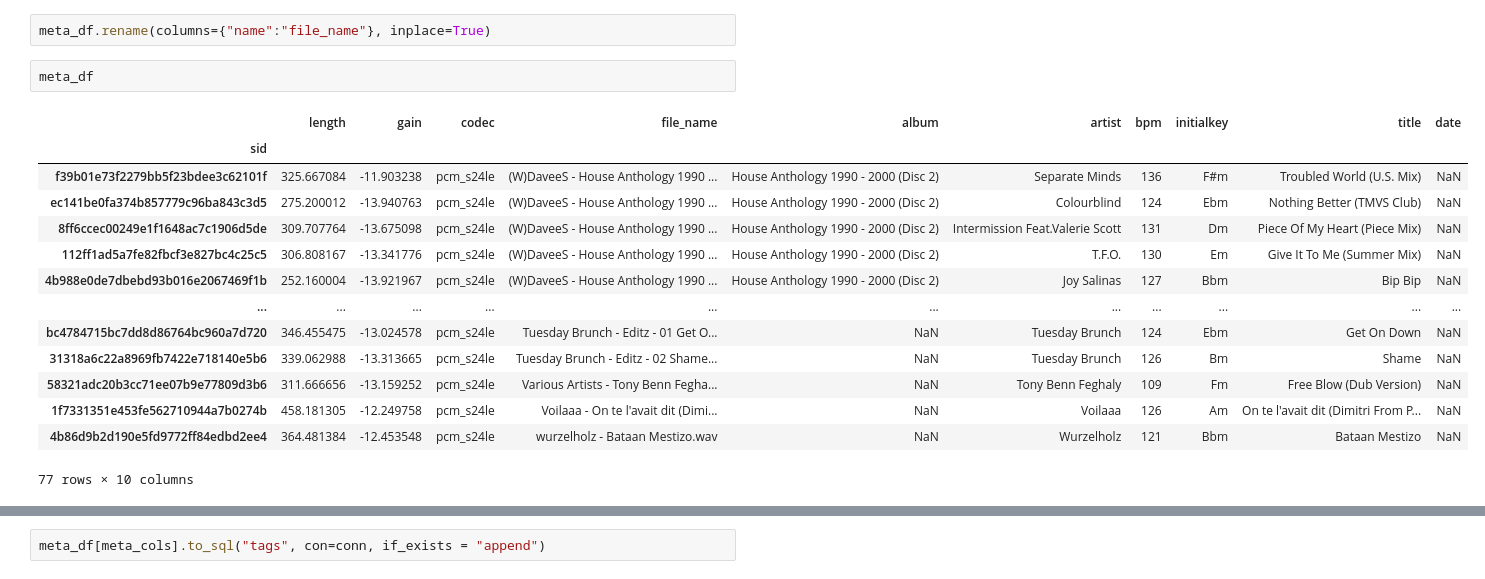
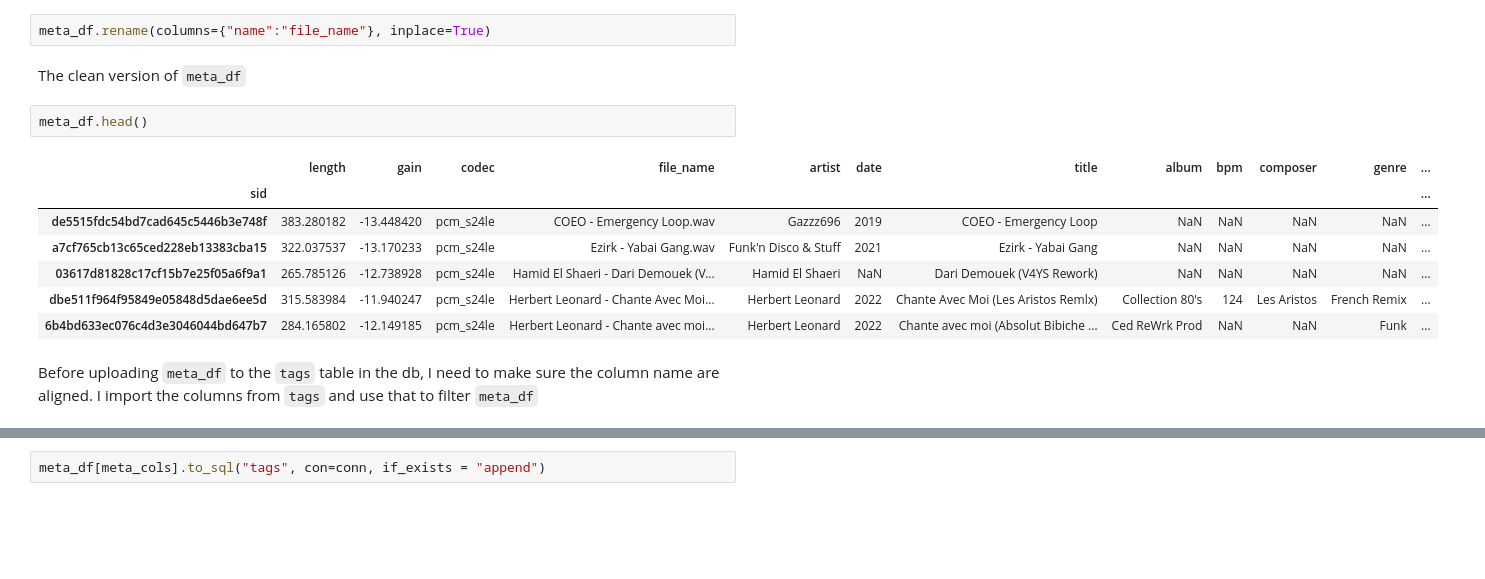
Before and after one commit to GeorgeMcIntire/DataJockey, a Jupyter notebook: Processor.ipynb, the cells around one changed output, grey strips where cells are left out. Drawn from its saved outputs; the diff is of its cells as text; blank space fills up the shorter version.

```diff
--- a/Processor.ipynb
+++ b/Processor.ipynb
@@ -189,22 +236,19 @@ meta_df = meta_df.applymap(tag_cleaner)
 meta_df.columns = meta_df.columns.str.split("_").map(lambda x:x[-1])
 # %%
 meta_df.rename(columns={"name":"file_name"}, inplace=True)
+# %% [markdown]
+The clean version of `meta_df`
 # %%
-meta_df
+meta_df.head()
 # %% [output]
-|  | length | gain | codec | file_name | album | artist | bpm | initialkey | title | date |
-| sid |  |  |  |  |  |  |  |  |  |  |
-| f39b01e73f2279bb5f23bdee3c62101f | 325.667084 | -11.903238 | pcm_s24le | (W)DaveeS - House Anthology 1990 ... | House Anthology 1990 - 2000 (Disc 2) | Separate Minds | 136 | F#m | Troubled World (U.S. Mix) | NaN |
-| ec141be0fa374b857779c96ba843c3d5 | 275.200012 | -13.940763 | pcm_s24le | (W)DaveeS - House Anthology 1990 ... | House Anthology 1990 - 2000 (Disc 2) | Colourblind | 124 | Ebm | Nothing Better (TMVS Club) | NaN |
-| 8ff6ccec00249e1f1648ac7c1906d5de | 309.707764 | -13.675098 | pcm_s24le | (W)DaveeS - House Anthology 1990 ... | House Anthology 1990 - 2000 (Disc 2) | Intermission Feat.Valerie Scott | 131 | Dm | Piece Of My Heart (Piece Mix) | NaN |
-| 112ff1ad5a7fe82fbcf3e827bc4c25c5 | 306.808167 | -13.341776 | pcm_s24le | (W)DaveeS - House Anthology 1990 ... | House Anthology 1990 - 2000 (Disc 2) | T.F.O. | 130 | Em | Give It To Me (Summer Mix) | NaN |
-| 4b988e0de7dbebd93b016e2067469f1b | 252.160004 | -13.921967 | pcm_s24le | (W)DaveeS - House Anthology 1990 ... | House Anthology 1990 - 2000 (Disc 2) | Joy Salinas | 127 | Bbm | Bip Bip | NaN |
-| ... | ... | ... | ... | ... | ... | ... | ... | ... | ... | ... |
-| bc4784715bc7dd8d86764bc960a7d720 | 346.455475 | -13.024578 | pcm_s24le | Tuesday Brunch - Editz - 01 Get O... | NaN | Tuesday Brunch | 124 | Ebm | Get On Down | NaN |
-| 31318a6c22a8969fb7422e718140e5b6 | 339.062988 | -13.313665 | pcm_s24le | Tuesday Brunch - Editz - 02 Shame... | NaN | Tuesday Brunch | 126 | Bm | Shame | NaN |
-| 58321adc20b3cc71ee07b9e77809d3b6 | 311.666656 | -13.159252 | pcm_s24le | Various Artists - Tony Benn Fegha... | NaN | Tony Benn Feghaly | 109 | Fm | Free Blow (Dub Version) | NaN |
-| 1f7331351e453fe562710944a7b0274b | 458.181305 | -12.249758 | pcm_s24le | Voilaaa - On te l'avait dit (Dimi... | NaN | Voilaaa | 126 | Am | On te l'avait dit (Dimitri From P... | NaN |
-| 4b86d9b2d190e5fd9772ff84edbd2ee4 | 364.481384 | -12.453548 | pcm_s24le | wurzelholz - Bataan Mestizo.wav | NaN | Wurzelholz | 121 | Bbm | Bataan Mestizo | NaN |
+|  | length | gain | codec | file_name | artist | date | title | album | bpm | composer | genre | ... |
+| sid |  |  |  |  |  |  |  |  |  |  |  | ... |
+| de5515fdc54bd7cad645c5446b3e748f | 383.280182 | -13.448420 | pcm_s24le | COEO - Emergency Loop.wav | Gazzz696 | 2019 | COEO - Emergency Loop | NaN | NaN | NaN | NaN | ... |
+| a7cf765cb13c65ced228eb13383cba15 | 322.037537 | -13.170233 | pcm_s24le | Ezirk - Yabai Gang.wav | Funk'n Disco & Stuff | 2021 | Ezirk - Yabai Gang | NaN | NaN | NaN | NaN | ... |
+| 03617d81828c17cf15b7e25f05a6f9a1 | 265.785126 | -12.738928 | pcm_s24le | Hamid El Shaeri - Dari Demouek (V... | Hamid El Shaeri | NaN | Dari Demouek (V4YS Rework) | NaN | NaN | NaN | NaN | ... |
+| dbe511f964f95849e05848d5dae6ee5d | 315.583984 | -11.940247 | pcm_s24le | Herbert Leonard - Chante Avec Moi... | Herbert Leonard | 2022 | Chante Avec Moi (Les Aristos Remlx) | Collection 80's | 124 | Les Aristos | French Remix | ... |
+| 6b4bd633ec076c4d3e3046044bd647b7 | 284.165802 | -12.149185 | pcm_s24le | Herbert Leonard - Chante avec moi... | Herbert Leonard | 2022 | Chante avec moi (Absolut Bibiche ... | Ced ReWrk Prod | NaN | NaN | Funk | ... |
-77 rows × 10 columns
+# %% [markdown]
+Before uploading `meta_df` to the `tags` table in the db, I need to make sure the column name are aligned. I import the columns from `tags` and use that to filter `meta_df`
 # %%
 tags_cols = pd.read_sql("SELECT * FROM tags LIMIT 1", con = conn).set_index('sid').columns.tolist()
```
Also changed, not shown: parts of 52 cells of this notebook.
